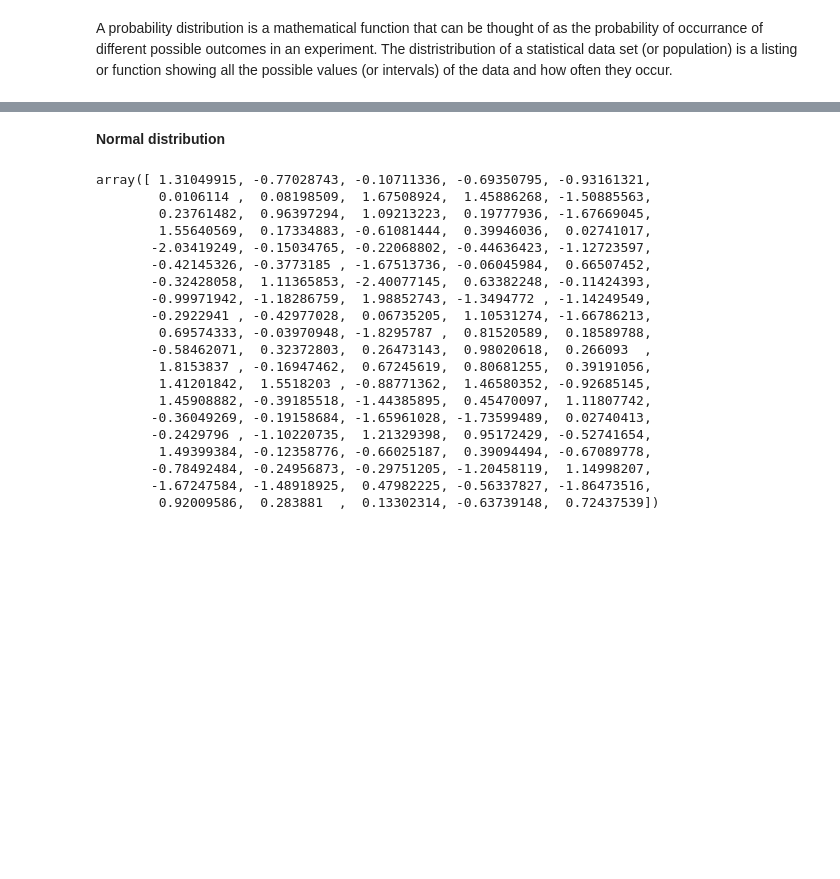
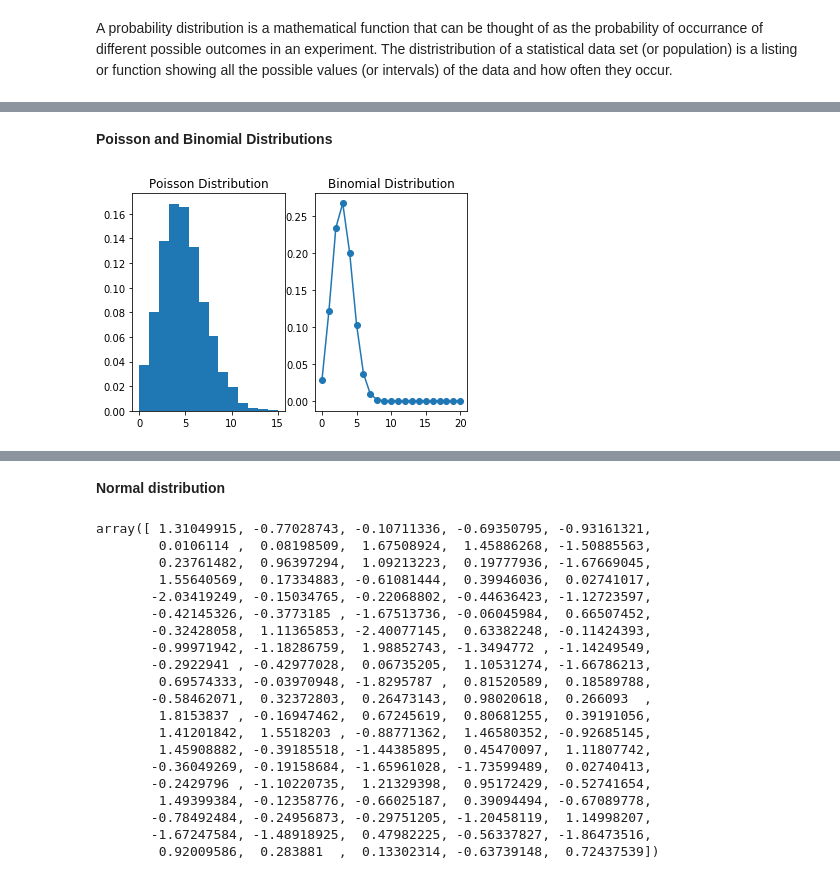
Before and after one commit to fionanealon/numpy-random, a Jupyter notebook: numpy-random.ipynb, the cells around one changed output, grey strips where cells are left out. Cells and saved outputs as stored; diff of their text form; code cells hidden in the pictures; blank space fills up the shorter version.

```diff
--- a/numpy-random.ipynb
+++ b/numpy-random.ipynb
@@ -155,0 +225,27 @@ A probability distribution is a mathematical function that can be thought of as
+# %% [markdown]
+**Poisson and Binomial Distributions**
+# %%
+import numpy as np
+import scipy, scipy.stats as stats
+import matplotlib.pyplot as plt
+import pylab
+
+plt.subplot(1, 2, 1)
+samples = np.random.poisson(5, 10000)
+count, bins, ignored = plt.hist(s, 14, density=True)
+plt.title("Poisson Distribution")
+
+
+plt.subplot(1, 2, 2)
+n = 10
+p = 0.3
+k = np.arange(0,21)
+binomial = stats.binom.pmf(k, n, p)
+
+pylab.plot(k, binomial, 'o-')
+plt.title("Binomial Distribution")
+
+
+plt.show()
+# %% [output]
+[figure, added]
```
Also changed, not shown: parts of 38 cells of this notebook.
